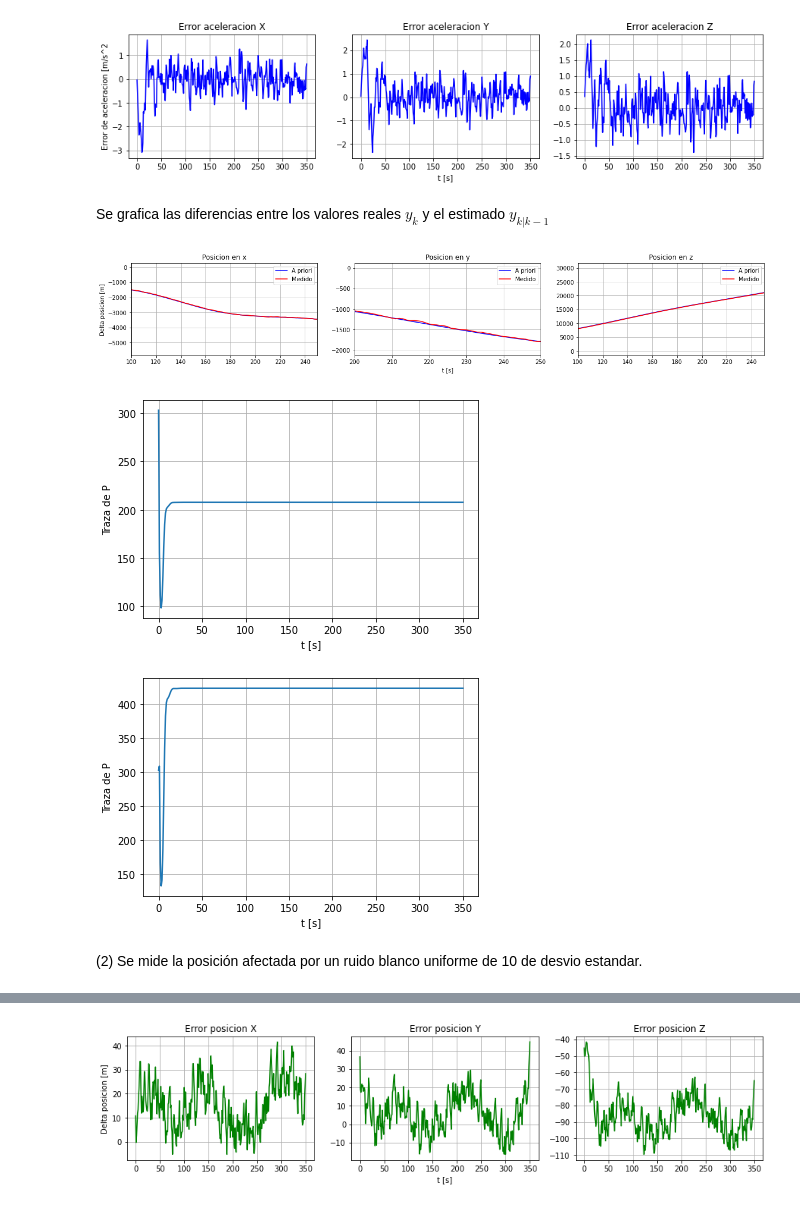
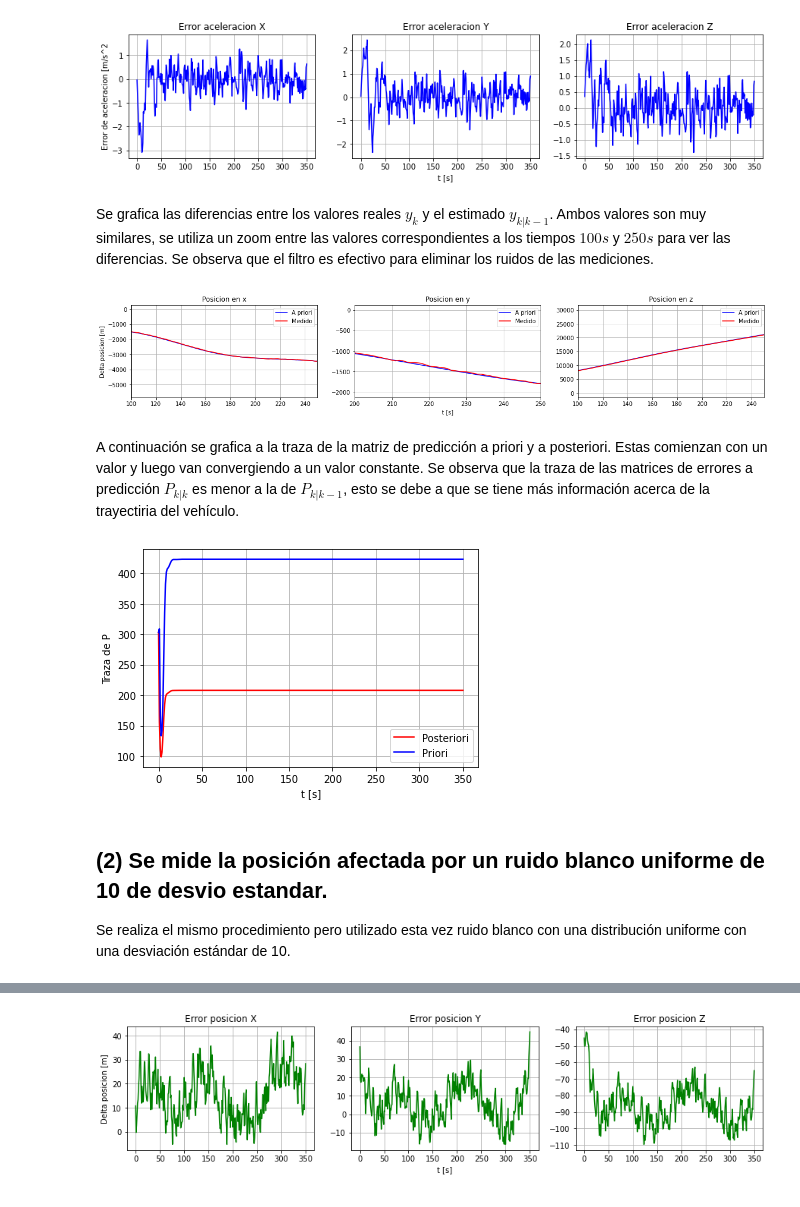
Before and after one commit to GonzaloRomeroR/Kalman-Filter, a Jupyter notebook: TP.ipynb, the cells around one changed output, grey strips where cells are left out. Saved outputs shown, nothing was run; the diff lists cells and outputs as text; code cells hidden in the pictures.

```diff
--- a/TP.ipynb
+++ b/TP.ipynb
@@ -377,14 +377,18 @@ def plot_y_errors(y, y_priori):
         velz.legend()
 # %%
 # Graficar error de predicción
-def plot_pk(pk):
+def plot_pk(pk, pk_priori):
     t = np.arange(0, position.shape[0])
     #traces = np.array([np.trace(p) for p in pk])
     pk = np.array(pk)
+    pk_priori = np.array(pk_priori)
     traces = np.trace(pk, axis1=1, axis2=2)
+    traces_priori = np.trace(pk_priori, axis1=1, axis2=2)
 
-    plt.plot(t, traces)
+    plt.plot(t, traces, color="red", label="Posteriori")
+    plt.plot(t, traces_priori, color="blue", label="Priori")
     plt.xlabel("t [s]")
     plt.ylabel("Traza de P")
+    plt.legend()
     plt.grid()
 # %% [markdown]
@@ -406,24 +410,23 @@ plot_errors([x_posteriori_list])
 [figure]
 [figure]
 # %% [markdown]
-Se grafica las diferencias entre los valores reales $y_k$ y el estimado $y_{k|k-1}$
+Se grafica las diferencias entre los valores reales $y_k$ y el estimado $y_{k|k-1}$. Ambos valores son muy similares, se utiliza un zoom entre las valores correspondientes a los tiempos $100s$  y $250s$ para ver las diferencias. Se observa que el filtro es efectivo para eliminar los ruidos de las mediciones.
 # %%
 # Se grafica y_k contra el y_k estimado dado y_k-1
 plot_y_errors(position, y_priori_list)
 # %% [output]
 [figure]
+# %% [markdown]
+A continuación se grafica a la traza de la matriz de predicción a priori y a posteriori. Estas comienzan con un valor y luego van convergiendo a un valor constante.  Se observa que la traza de las matrices de errores a predicción $P_{k|k}$ es menor a la de $P_{k|k-1}$, esto se debe a que se tiene más información acerca de la trayectiria del vehículo.
 # %%
 # Graficar traza de la matriz de prediccion P_posteriori
-plot_pk(P_posteriori_list)
+plot_pk(P_posteriori_list, P_priori_list)
 # %% [output]
-[figure, old version]
+[figure, new version]
-# %%
-# Graficar traza de la matriz de prediccion P_priori
-plot_pk(P_priori_list)
-# %% [output]
-[figure, removed]
 # %% [markdown]
-(2) Se mide la posición afectada por un ruido blanco uniforme de 10 de desvio estandar.
+## (2) Se mide la posición afectada por un ruido blanco uniforme de 10 de desvio estandar.
+
+Se realiza el mismo procedimiento pero utilizado esta vez ruido blanco con una distribución uniforme con una desviación estándar de 10.
 # %%
 # Se realiza el mismo procedimiento que el realizado anteriormente
 # Sin embargo en este caso el ruido es uniforme
```
Also changed, not shown: parts of 19 cells of this notebook.
